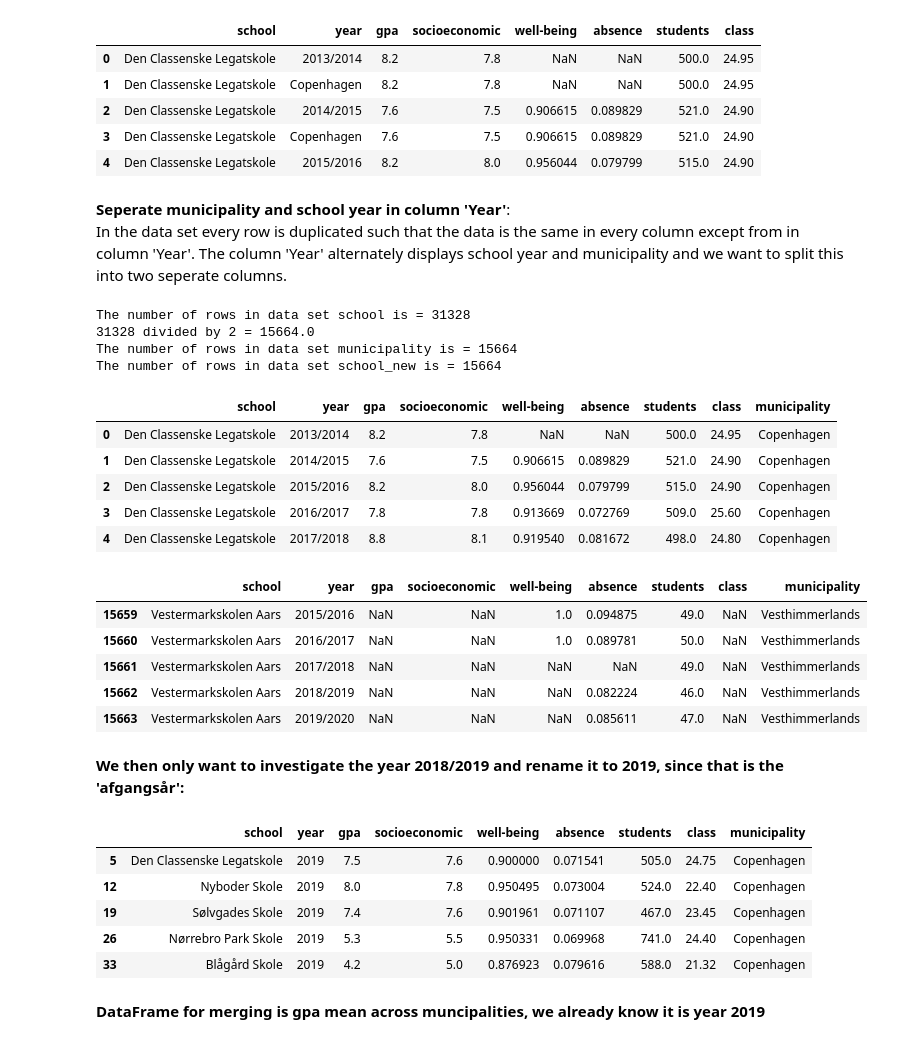
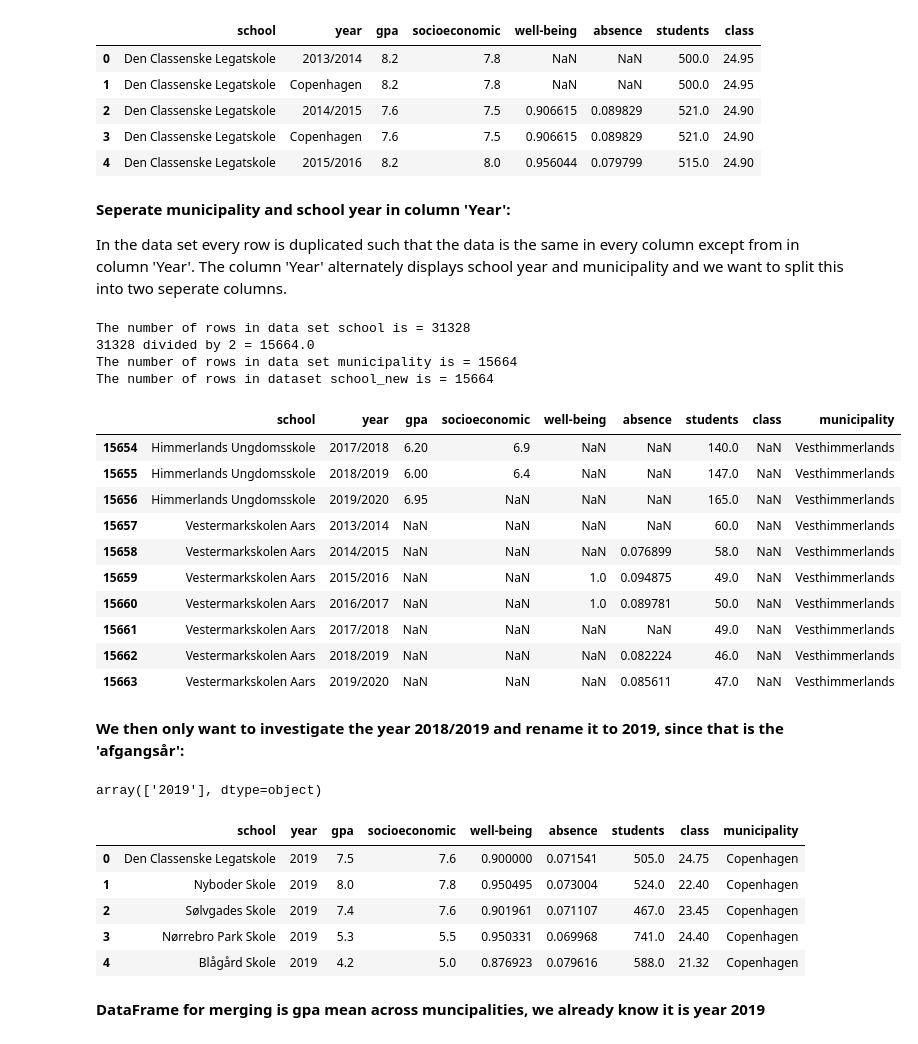
Before and after one commit to AskerNC/projects-2021-sstl, a Jupyter notebook: dataproject/dataproject.ipynb, the cells around one changed output. Cells and saved outputs as stored; diff of their text form; code cells hidden in the pictures.

```diff
--- a/dataproject/dataproject.ipynb
+++ b/dataproject/dataproject.ipynb
@@ -44,5 +48,5 @@ We clean the data by removing redundant columns and renaming the columns:
 # %%
-# a. load
+# read the excel file using pandas, therefore creating an dataframe.
 school = pd.read_excel('Skoletal.xlsx', skiprows=2)
 
 # b. drop columns
@@ -50,9 +54,11 @@ drop_these = ['Rækkenavne', 'Overgang 15 mdr ungdomsuddannelse fra 9 og 10 kl',
 school.drop(drop_these, axis=1, inplace=True)
 
 # c. rename columns
-school.rename(columns = {'Institution':'school', 'Skoleår':'year', 'Karaktergennemsnit_skoletal':'gpa', 'Socioøkonomisk reference':'socioeconomic', 'Andel med højest trivsel':'well-being', 'Samlet elevfravær':'absence', 'Elevtal':'students', 'Klassekvotient':'class'}, inplace=True)
-
-#.d rename danish names in rows
+school.rename(columns = {'Institution':'school', 'Skoleår':'year',
+                         'Karaktergennemsnit_skoletal':'gpa', 'Socioøkonomisk reference':'socioeconomic',
+                         'Andel med højest trivsel':'well-being', 'Samlet elevfravær':'absence',
+                         'Elevtal':'students', 'Klassekvotient':'class'}, inplace=True)
+# d. rename danish names in rows
 school['year'] = school['year'].replace({'København':'Copenhagen'}) #renaming København to Copenhagen
 # %% [markdown]
 The dataset now looks like this:
@@ -67,50 +72,45 @@ school.head()
 | 3 | Den Classenske Legatskole | Copenhagen | 7.6 | 7.5 | 0.906615 | 0.089829 | 521.0 | 24.90 |
 | 4 | Den Classenske Legatskole | 2015/2016 | 8.2 | 8.0 | 0.956044 | 0.079799 | 515.0 | 24.90 |
 # %% [markdown]
-**Seperate municipality and school year in column 'Year'**:<br>
+**Seperate municipality and school year in column 'Year':**
+
 In the data set every row is duplicated such that the data is the same in every column except from in column 'Year'. The column 'Year' alternately displays school year and municipality and we want to split this into two seperate columns.
 # %%
-#First we check the numbers of rows in the data set school:
 print(f'The number of rows in data set school is = {len(school)}')
 
-#Then we create a new variable 'municipality', which extract allmuncipality names from 'year'
+#Then we create a new variable 'municipality', which extract all muncipality names from 'year' using iloc
 municipality=pd.DataFrame(school['year'].iloc[1::2].values)
 
 #We check that the number of municipality names are equal to half of the row lines.
 print(f'31328 divided by 2 = {len(school)/2}')
 print(f'The number of rows in data set municipality is = {len(municipality)}')
 
-#Then we delete every other ro (then ones containing municipalities in the column 'year'
-res = [True, False] * 15664
-school_new=school[res]
-school_new.reset_index(drop=True, inplace=True)
-print(f'The number of rows in data set school_new is = {len(school_new)}')
+#Then we delete every other row (the ones containing municipalities in the column 'year'
+res = [True, False] * 15664 # every uneven number in an index will be removed in a dataset
+school_new=school[res] # attaching to the dataframe
+school_new.reset_index(drop=True, inplace=True) # resets the index, so ID=0,1,2,N instead of ID=0,2,4,6,N
+print(f'The number of rows in dataset school_new is = {len(school_new)}')
 
-#We then merge school_new with municipalities and arrive at the solution
+#We then concatenate school_new with municipalities and arrive at the solution
 school_final = pd.concat([school_new, municipality], axis=1)
-school_final.tail()
 school_final.rename(columns = {school_final.columns[8]:'municipality'}, inplace=True)
-school_final.head()
+school_final.tail(10)
 # %% [output]
 The number of rows in data set school is = 31328
 31328 divided by 2 = 15664.0
 The number of rows in data set municipality is = 15664
-The number of rows in data set school_new is = 15664
+The number of rows in dataset school_new is = 15664
 |  | school | year | gpa | socioeconomic | well-being | absence | students | class | municipality |
-| 0 | Den Classenske Legatskole | 2013/2014 | 8.2 | 7.8 | NaN | NaN | 500.0 | 24.95 | Copenhagen |
-| 1 | Den Classenske Legatskole | 2014/2015 | 7.6 | 7.5 | 0.906615 | 0.089829 | 521.0 | 24.90 | Copenhagen |
-| 2 | Den Classenske Legatskole | 2015/2016 | 8.2 | 8.0 | 0.956044 | 0.079799 | 515.0 | 24.90 | Copenhagen |
-| 3 | Den Classenske Legatskole | 2016/2017 | 7.8 | 7.8 | 0.913669 | 0.072769 | 509.0 | 25.60 | Copenhagen |
-| 4 | Den Classenske Legatskole | 2017/2018 | 8.8 | 8.1 | 0.919540 | 0.081672 | 498.0 | 24.80 | Copenhagen |
+| 15654 | Himmerlands Ungdomsskole | 2017/2018 | 6.20 | 6.9 | NaN | NaN | 140.0 | NaN | Vesthimmerlands |
+| 15655 | Himmerlands Ungdomsskole | 2018/2019 | 6.00 | 6.4 | NaN | NaN | 147.0 | NaN | Vesthimmerlands |
+| 15656 | Himmerlands Ungdomsskole | 2019/2020 | 6.95 | NaN | NaN | NaN | 165.0 | NaN | Vesthimmerlands |
+| 15657 | Vestermarkskolen Aars | 2013/2014 | NaN | NaN | NaN | NaN | 60.0 | NaN | Vesthimmerlands |
+| 15658 | Vestermarkskolen Aars | 2014/2015 | NaN | NaN | NaN | 0.076899 | 58.0 | NaN | Vesthimmerlands |
+| 15659 | Vestermarkskolen Aars | 2015/2016 | NaN | NaN | 1.0 | 0.094875 | 49.0 | NaN | Vesthimmerlands |
+| 15660 | Vestermarkskolen Aars | 2016/2017 | NaN | NaN | 1.0 | 0.089781 | 50.0 | NaN | Vesthimmerlands |
+| 15661 | Vestermarkskolen Aars | 2017/2018 | NaN | NaN | NaN | NaN | 49.0 | NaN | Vesthimmerlands |
+| 15662 | Vestermarkskolen Aars | 2018/2019 | NaN | NaN | NaN | 0.082224 | 46.0 | NaN | Vesthimmerlands |
+| 15663 | Vestermarkskolen Aars | 2019/2020 | NaN | NaN | NaN | 0.085611 | 47.0 | NaN | Vesthimmerlands |
-# %%
-school_final.tail()
-# %% [output]
-|  | school | year | gpa | socioeconomic | well-being | absence | students | class | municipality |
-| 15659 | Vestermarkskolen Aars | 2015/2016 | NaN | NaN | 1.0 | 0.094875 | 49.0 | NaN | Vesthimmerlands |
-| 15660 | Vestermarkskolen Aars | 2016/2017 | NaN | NaN | 1.0 | 0.089781 | 50.0 | NaN | Vesthimmerlands |
-| 15661 | Vestermarkskolen Aars | 2017/2018 | NaN | NaN | NaN | NaN | 49.0 | NaN | Vesthimmerlands |
-| 15662 | Vestermarkskolen Aars | 2018/2019 | NaN | NaN | NaN | 0.082224 | 46.0 | NaN | Vesthimmerlands |
-| 15663 | Vestermarkskolen Aars | 2019/2020 | NaN | NaN | NaN | 0.085611 | 47.0 | NaN | Vesthimmerlands |
 # %% [markdown]
 **We then only want to investigate the year 2018/2019 and rename it to 2019, since that is the 'afgangsår':**
 # %%
@@ -131,18 +131,18 @@ def only_keep_oneyear(df):
         df = df.loc[I == True] # keep everything else
 
     return df
-
-school_final.year.unique()
-
 school = only_keep_oneyear(school_final)
+school.reset_index(drop=True, inplace=True)
+display(school.year.unique())
 school.head()
 # %% [output]
+array(['2019'], dtype=object)
 |  | school | year | gpa | socioeconomic | well-being | absence | students | class | municipality |
-| 5 | Den Classenske Legatskole | 2019 | 7.5 | 7.6 | 0.900000 | 0.071541 | 505.0 | 24.75 | Copenhagen |
-| 12 | Nyboder Skole | 2019 | 8.0 | 7.8 | 0.950495 | 0.073004 | 524.0 | 22.40 | Copenhagen |
-| 19 | Sølvgades Skole | 2019 | 7.4 | 7.6 | 0.901961 | 0.071107 | 467.0 | 23.45 | Copenhagen |
-| 26 | Nørrebro Park Skole | 2019 | 5.3 | 5.5 | 0.950331 | 0.069968 | 741.0 | 24.40 | Copenhagen |
-| 33 | Blågård Skole | 2019 | 4.2 | 5.0 | 0.876923 | 0.079616 | 588.0 | 21.32 | Copenhagen |
+| 0 | Den Classenske Legatskole | 2019 | 7.5 | 7.6 | 0.900000 | 0.071541 | 505.0 | 24.75 | Copenhagen |
+| 1 | Nyboder Skole | 2019 | 8.0 | 7.8 | 0.950495 | 0.073004 | 524.0 | 22.40 | Copenhagen |
+| 2 | Sølvgades Skole | 2019 | 7.4 | 7.6 | 0.901961 | 0.071107 | 467.0 | 23.45 | Copenhagen |
+| 3 | Nørrebro Park Skole | 2019 | 5.3 | 5.5 | 0.950331 | 0.069968 | 741.0 | 24.40 | Copenhagen |
+| 4 | Blågård Skole | 2019 | 4.2 | 5.0 | 0.876923 | 0.079616 | 588.0 | 21.32 | Copenhagen |
 # %% [markdown]
 **DataFrame for merging is gpa mean across muncipalities, we already know it is year 2019**
 # %%
```
Also changed, not shown: parts of 70 cells of this notebook, 3 other files.
